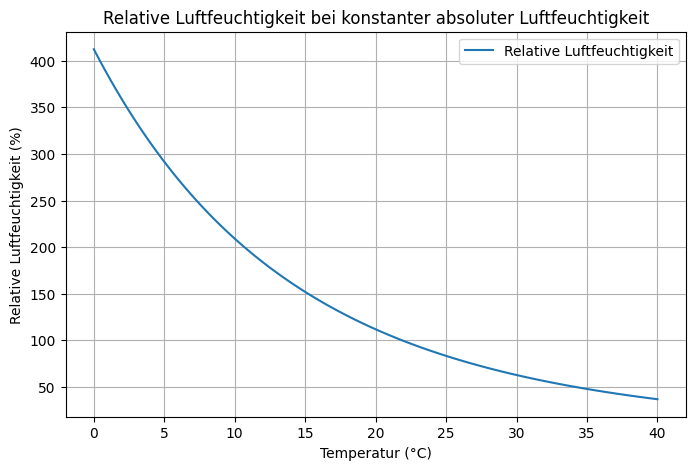
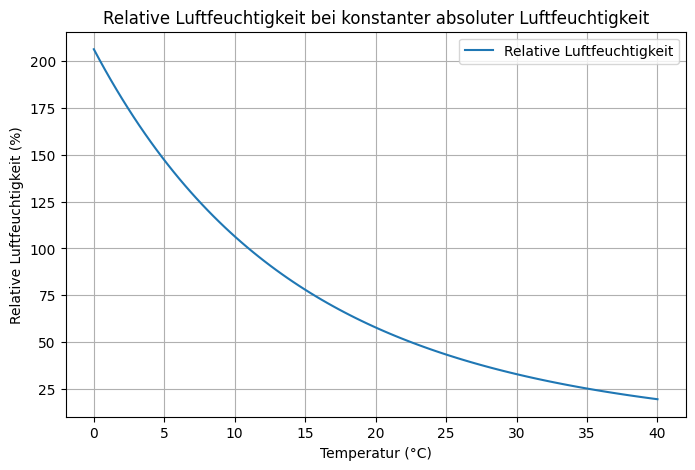
The notebook cell's code change between the first figure and the second:
--- before
+++ after
@@ -1,16 +1,19 @@
+# Input
+
 # Konstante absolute Luftfeuchtigkeit (g/m³)
 AH = 10.0
 
 # Temperaturbereich in °C (z. B. 0°C bis 40°C)
-temperatures = np.linspace(0, 40, 100) + T0
+temperatures = np.linspace(0, 40, 100)
 
-# Funktion zur Berechnung des tatsächlichen Dampfdrucks e (in hPa)
-def actual_vapor_pressure(AH, T):
-    return (AH * (T + T0)) / 216.7
+# _____________________________________________________________________________
 
 # Berechnung von e, e_s und der relativen Luftfeuchtigkeit RH
 e = actual_vapor_pressure(AH, temperatures)
-e_s = saturation_vapor_pressure_wagner(temperatures) / 100  # Umwandlung in hPa
+e_s = saturation_vapor_pressure_wagner(temperatures)
+
 RH = (e / e_s) * 100  # relative Luftfeuchtigkeit in Prozent
+
+# _____________________________________________________________________________
 
 # Ausgabe einiger Ergebnisse
@@ -20,5 +23,5 @@
 # Plotten der Ergebnisse
 plt.figure(figsize=(8, 5))
-plt.plot(temperatures - T0, RH, label='Relative Luftfeuchtigkeit')
+plt.plot(temperatures, RH, label='Relative Luftfeuchtigkeit')
 plt.xlabel('Temperatur (°C)')
 plt.ylabel('Relative Luftfeuchtigkeit (%)')

Commit: update Aufgabe 2 to input T in Celsius, sync to Aufgabe 1